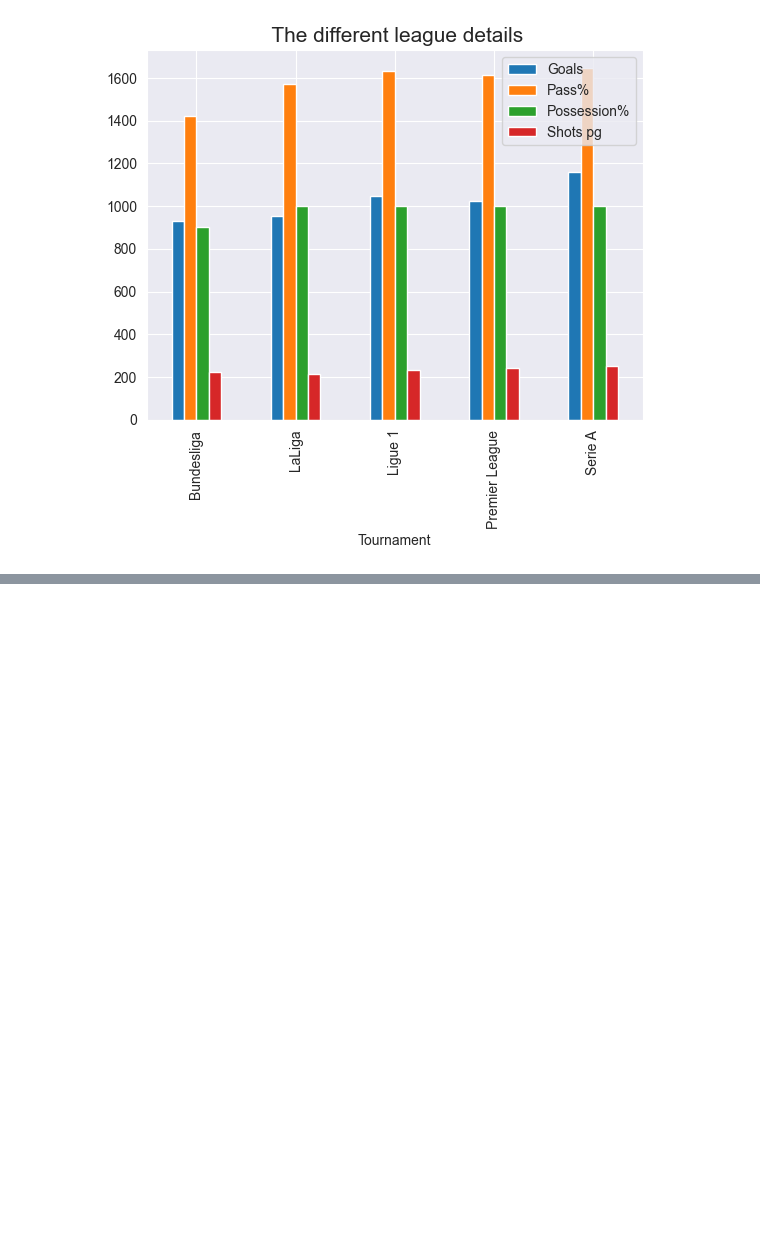
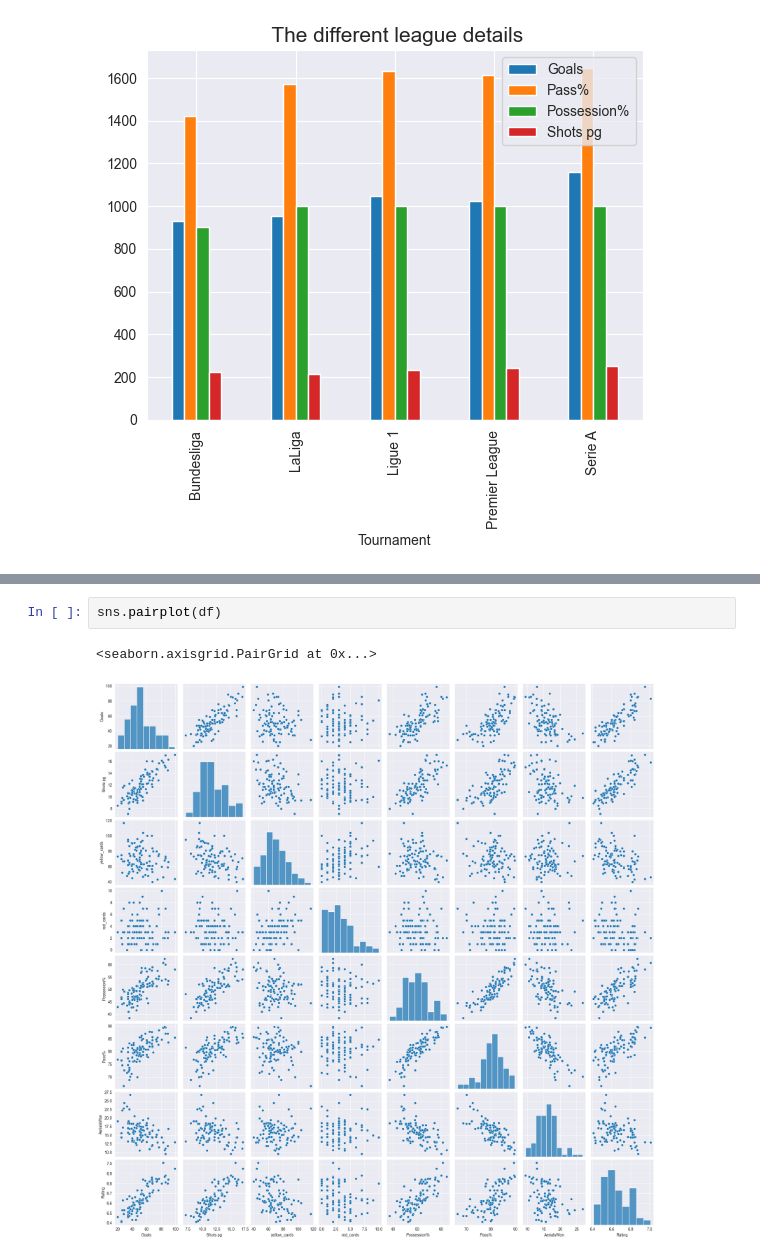
Before and after one commit to pooyanosk1382/Ratings, a Jupyter notebook: Ratings.ipynb, the cells around one changed output, grey strips where cells are left out. Drawn from its saved outputs; the diff is of its cells as text; blank space fills up the shorter version.

```diff
--- a/Ratings.ipynb
+++ b/Ratings.ipynb
@@ -196,0 +233,5 @@ plt.show()
+# %%
+sns.pairplot(df)
+# %% [output]
+<seaborn.axisgrid.PairGrid at 0x...>
+[figure, added]
```
Also changed, not shown: parts of 8 cells of this notebook.
